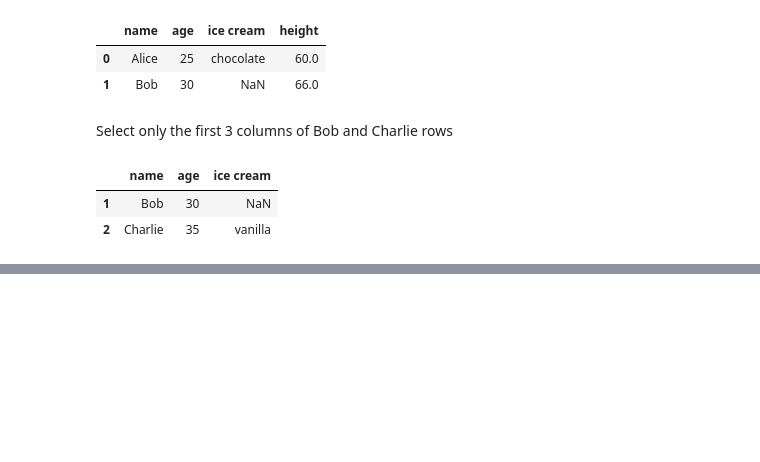
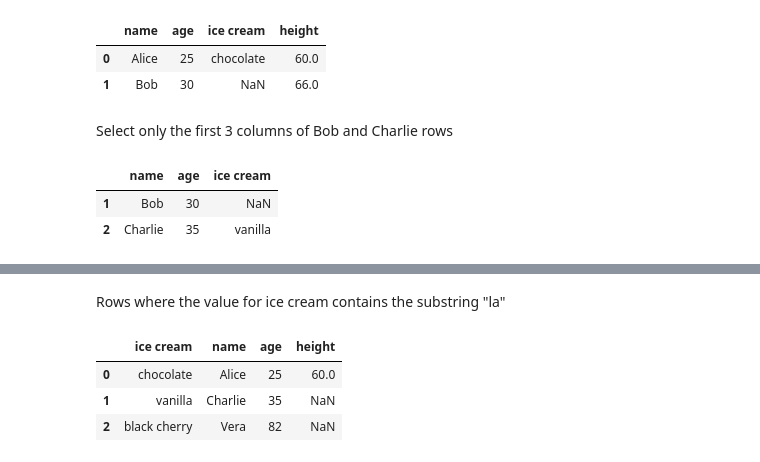
Before and after one commit to johnmarcovici/demo-notebooks, a Jupyter notebook: pandas_demos.ipynb, the cells around one changed output, grey strips where cells are left out. Drawn from its saved outputs; the diff is of its cells as text; code cells hidden in the pictures; blank space fills up the shorter version.

Commit message:
Filter and query

```diff
--- a/pandas_demos.ipynb
+++ b/pandas_demos.ipynb
@@ -410,0 +416,3 @@ df.iloc[1:3, :3]
+# %%
+df = pd.read_csv("./data/toy-dataset-with-nan.csv")
+df
@@ -410,0 +439,9 @@ df.iloc[1:3, :3]
+# %% [markdown]
+Rows where the value for ice cream contains the substring "la"
+# %%
+df.set_index("ice cream").filter(like="la", axis=0).reset_index()
+# %% [output]
+|  | ice cream | name | age | height |
+| 0 | chocolate | Alice | 25 | 60.0 |
+| 1 | vanilla | Charlie | 35 | NaN |
+| 2 | black cherry | Vera | 82 | NaN |
```
Also changed, not shown: parts of 14 cells of this notebook.
